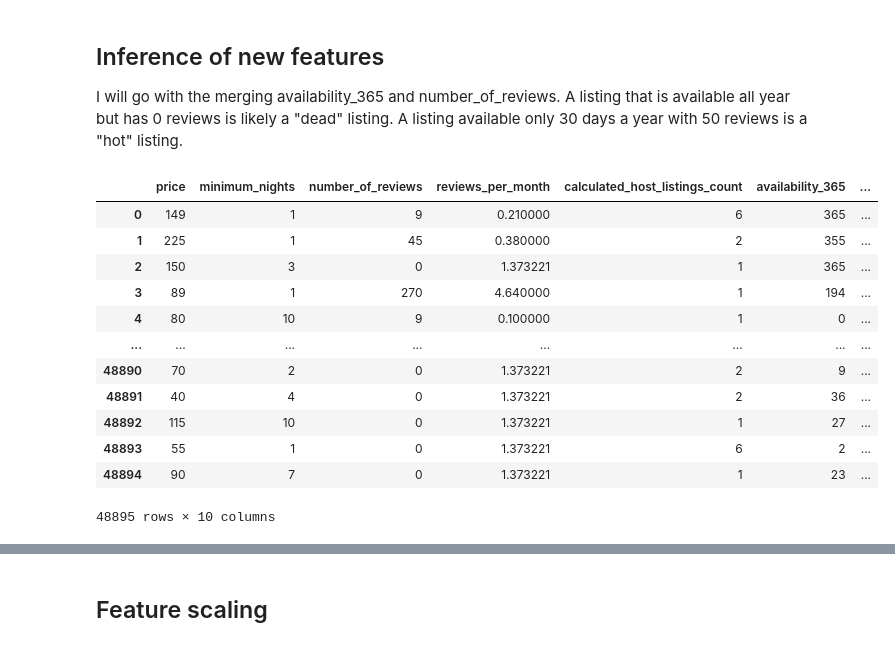
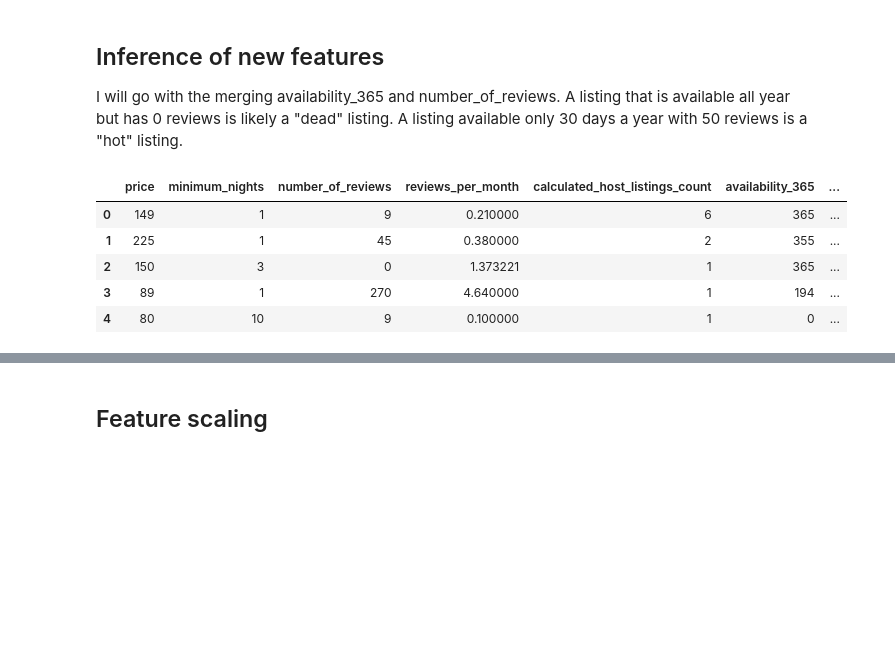
Before and after one commit to 4GeeksAcademy/kiko-bar_Data-Preprocessing-EDA_v2, a Jupyter notebook: src/explore.ipynb, the cells around one changed output, grey strips where cells are left out. Drawn from its saved outputs; the diff is of its cells as text; code cells hidden in the pictures; blank space fills up the shorter version.

```diff
--- a/src/explore.ipynb
+++ b/src/explore.ipynb
@@ -554,19 +554,12 @@ A listing that is available all year but has 0 reviews is likely a "dead" listin
 df_WITH_outliers['activity_index'] = df_WITH_outliers['number_of_reviews'] / (df_WITH_outliers['availability_365'] + 1) # the +1 is just to avoid any error by dividing by zero
 df_WITHOUT_outliers['activity_index'] = df_WITHOUT_outliers['number_of_reviews'] / (df_WITHOUT_outliers['availability_365'] + 1)
 # %%
-df_WITH_outliers
+df_WITH_outliers.head()
 # %% [output]
 |  | price | minimum_nights | number_of_reviews | reviews_per_month | calculated_host_listings_count | availability_365 | ... |
 | 0 | 149 | 1 | 9 | 0.210000 | 6 | 365 | ... |
 | 1 | 225 | 1 | 45 | 0.380000 | 2 | 355 | ... |
 | 2 | 150 | 3 | 0 | 1.373221 | 1 | 365 | ... |
 | 3 | 89 | 1 | 270 | 4.640000 | 1 | 194 | ... |
 | 4 | 80 | 10 | 9 | 0.100000 | 1 | 0 | ... |
-| ... | ... | ... | ... | ... | ... | ... | ... |
-| 48890 | 70 | 2 | 0 | 1.373221 | 2 | 9 | ... |
-| 48891 | 40 | 4 | 0 | 1.373221 | 2 | 36 | ... |
-| 48892 | 115 | 10 | 0 | 1.373221 | 1 | 27 | ... |
-| 48893 | 55 | 1 | 0 | 1.373221 | 6 | 2 | ... |
-| 48894 | 90 | 7 | 0 | 1.373221 | 1 | 23 | ... |
-48895 rows × 10 columns
 # %%
```
Also changed, not shown: parts of 12 cells of this notebook, 14 other files.
